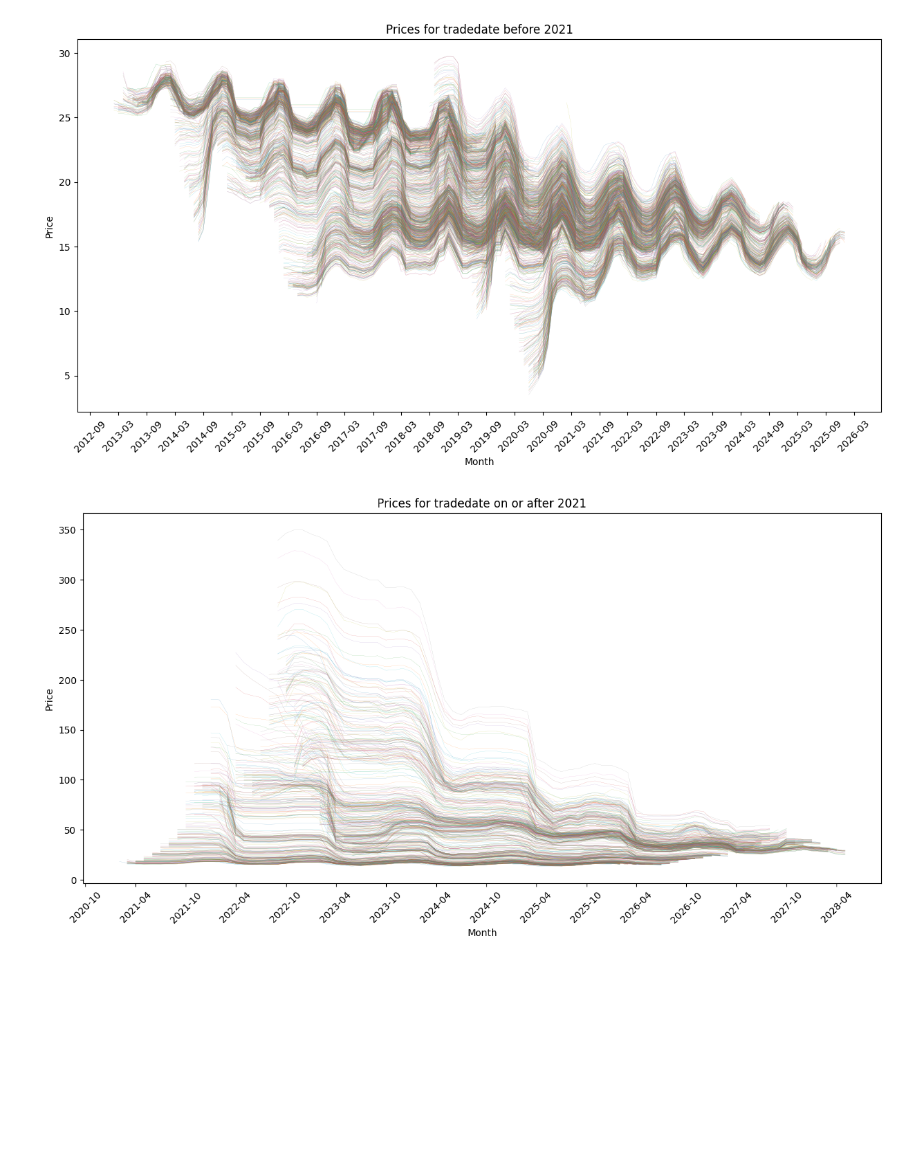
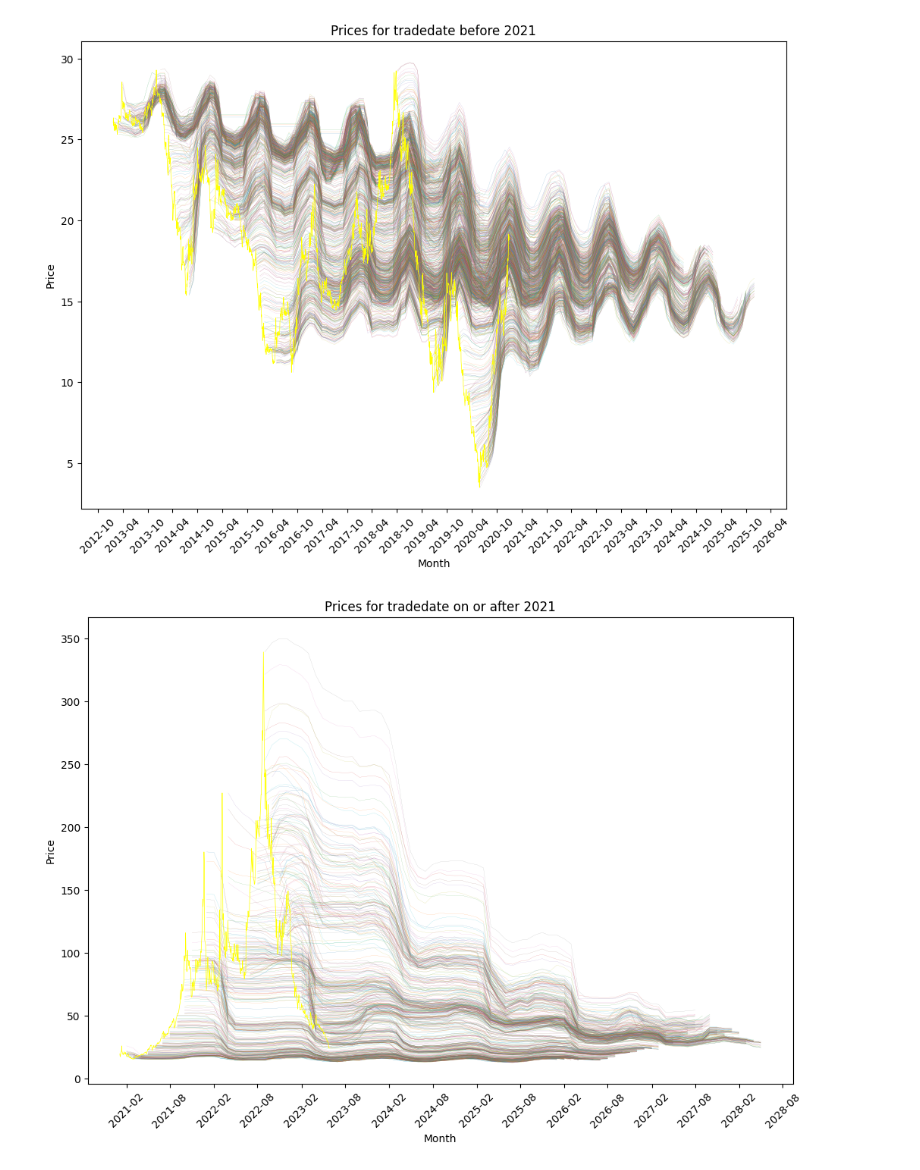
Before and after one commit to bmyksvoll/curves, a Jupyter notebook: eda-ice-ttf-futures.ipynb, the cells around one changed output. Drawn from its saved outputs; the diff is of its cells as text; code cells hidden in the pictures; blank space fills up the shorter version.

```diff
--- a/eda-ice-ttf-futures.ipynb
+++ b/eda-ice-ttf-futures.ipynb
@@ -4,10 +1,14 @@ import numpy as np
+# %%
+import pandas as pd
+import numpy as np
+import matplotlib.pyplot as plt
+import matplotlib.dates as mdates
+from curves import calendars
+plt.matplotlib.rcParams['figure.figsize'] = (12, 8)
 # %%
-#Last Trading Day
-# Trading will cease at the close of business two UK Business Days prior to
-# the first calendar day of the delivery month, quarter, season, or calendar.
-
 ice_ttf= pd.read_excel('curves/data/ICE_TTF_FUT.xlsx')
 ice_ttf.columns = ["tradedate"] + [f'M{i:02}' for i in range(1, 61)]
 ice_ttf['tradedate'] = pd.to_datetime(ice_ttf['tradedate'])
-ice_ttf.iloc[0:4,:]
+ice_ttf.set_index('tradedate', inplace= True)
+ice_ttf.head()
 # %% [output]
@@ -20,32 +46,28 @@ ice_ttf.iloc[0:4,:]
 # %%
-import pandas as pd
-import matplotlib.pyplot as plt
-import matplotlib.dates as mdates
-
 # Define the plotting function
 def plot_curves(data, title_suffix):
-    plt.figure(figsize=(15, 7))
-    for index, row in data.iterrows():
-        date_range = pd.date_range(start=row['tradedate'], periods=60, freq='MS')
-        plt.plot(date_range, row['M01':'M60'], lw = 0.08)
+    for index, curve in data.iterrows():
+        date_range = pd.date_range(start=index, periods=60, freq='MS')
+        plt.plot(date_range, curve['M01':'M60'], lw = 0.08)
+    plt.plot( data['M01'], lw = 0.5, color = 'yellow')
     plt.title(f'Prices for tradedate {title_suffix}')
     plt.xlabel('Month')
     plt.ylabel('Price')
     plt.gca().xaxis.set_major_formatter(mdates.DateFormatter('%Y-%m'))
     plt.gca().xaxis.set_major_locator(mdates.MonthLocator(interval=6))
     plt.xticks(rotation=45)
     plt.show()
 
 # Split the data based on the condition
-before_2021 = ice_ttf[ice_ttf['tradedate'] < pd.Timestamp('2021-01-31')]
-after_2021 = ice_ttf[ice_ttf['tradedate'] >= pd.Timestamp('2021-02-01')]
+before_2021 = ice_ttf[ice_ttf.index < pd.Timestamp('2020-12-31')]
+after_2021 = ice_ttf[ice_ttf.index >= pd.Timestamp('2021-01-01')]
 
 # Call the plotting function for each subset
 plot_curves(before_2021, 'before 2021')
 plot_curves(after_2021, 'on or after 2021')
 # %% [output]
-[figure, old version]
+[figure, new version]
-[figure, old version]
+[figure, new version]
 # %%
 
 # Calculate log returns for each month column while preserving 'tradedate'
```
Also changed, not shown: parts of 12 cells of this notebook, 2 other files.
